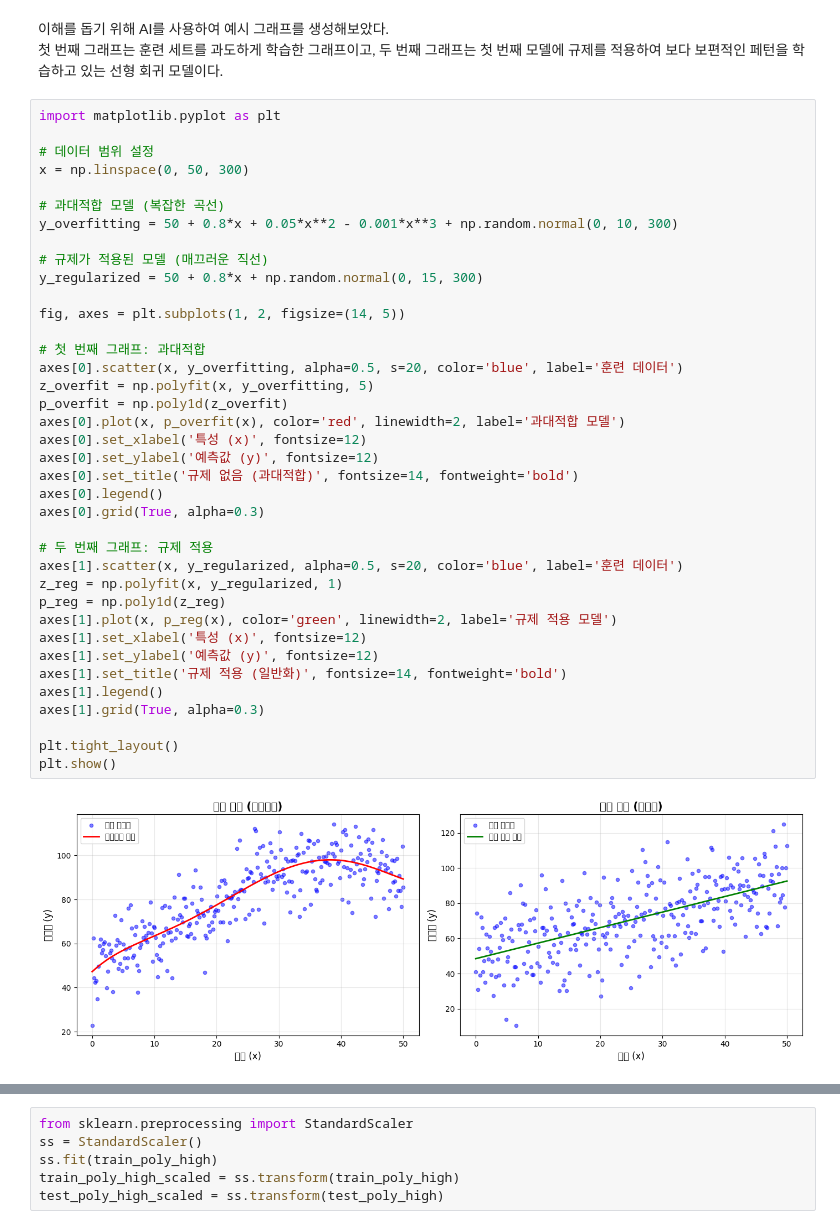
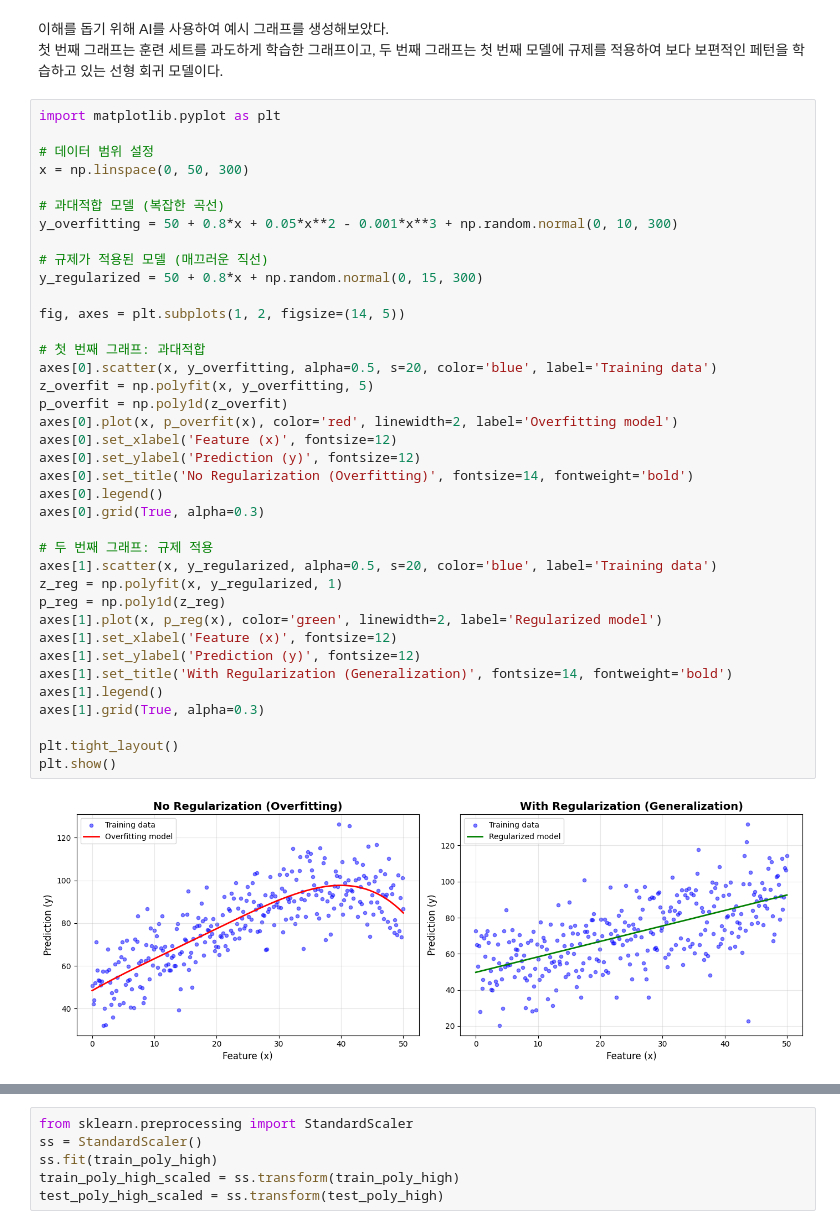
Before and after one commit to heojawon/MLDL, a Jupyter notebook: 03-3.ipynb, the cells around one changed output, grey strips where cells are left out. Drawn from its saved outputs; the diff is of its cells as text.

```diff
--- a/03-3.ipynb
+++ b/03-3.ipynb
@@ -226,41 +226,41 @@ print(lr.score(test_poly_high, test_target))
 # %%
 import matplotlib.pyplot as plt
 
 # 데이터 범위 설정
 x = np.linspace(0, 50, 300)
 
 # 과대적합 모델 (복잡한 곡선)
 y_overfitting = 50 + 0.8*x + 0.05*x**2 - 0.001*x**3 + np.random.normal(0, 10, 300)
 
 # 규제가 적용된 모델 (매끄러운 직선)
 y_regularized = 50 + 0.8*x + np.random.normal(0, 15, 300)
 
 fig, axes = plt.subplots(1, 2, figsize=(14, 5))
 
 # 첫 번째 그래프: 과대적합
-axes[0].scatter(x, y_overfitting, alpha=0.5, s=20, color='blue', label='훈련 데이터')
+axes[0].scatter(x, y_overfitting, alpha=0.5, s=20, color='blue', label='Training data')
 z_overfit = np.polyfit(x, y_overfitting, 5)
 p_overfit = np.poly1d(z_overfit)
-axes[0].plot(x, p_overfit(x), color='red', linewidth=2, label='과대적합 모델')
-axes[0].set_xlabel('특성 (x)', fontsize=12)
-axes[0].set_ylabel('예측값 (y)', fontsize=12)
-axes[0].set_title('규제 없음 (과대적합)', fontsize=14, fontweight='bold')
+axes[0].plot(x, p_overfit(x), color='red', linewidth=2, label='Overfitting model')
+axes[0].set_xlabel('Feature (x)', fontsize=12)
+axes[0].set_ylabel('Prediction (y)', fontsize=12)
+axes[0].set_title('No Regularization (Overfitting)', fontsize=14, fontweight='bold')
 axes[0].legend()
 axes[0].grid(True, alpha=0.3)
 
 # 두 번째 그래프: 규제 적용
-axes[1].scatter(x, y_regularized, alpha=0.5, s=20, color='blue', label='훈련 데이터')
+axes[1].scatter(x, y_regularized, alpha=0.5, s=20, color='blue', label='Training data')
 z_reg = np.polyfit(x, y_regularized, 1)
 p_reg = np.poly1d(z_reg)
-axes[1].plot(x, p_reg(x), color='green', linewidth=2, label='규제 적용 모델')
-axes[1].set_xlabel('특성 (x)', fontsize=12)
-axes[1].set_ylabel('예측값 (y)', fontsize=12)
-axes[1].set_title('규제 적용 (일반화)', fontsize=14, fontweight='bold')
+axes[1].plot(x, p_reg(x), color='green', linewidth=2, label='Regularized model')
+axes[1].set_xlabel('Feature (x)', fontsize=12)
+axes[1].set_ylabel('Prediction (y)', fontsize=12)
+axes[1].set_title('With Regularization (Generalization)', fontsize=14, fontweight='bold')
 axes[1].legend()
 axes[1].grid(True, alpha=0.3)
 
 plt.tight_layout()
 plt.show()
 # %% [output]
-[figure, old version]
+[figure, new version]
 # %% [markdown]
```
Also changed, not shown: parts of 6 cells of this notebook, 10 other files.
